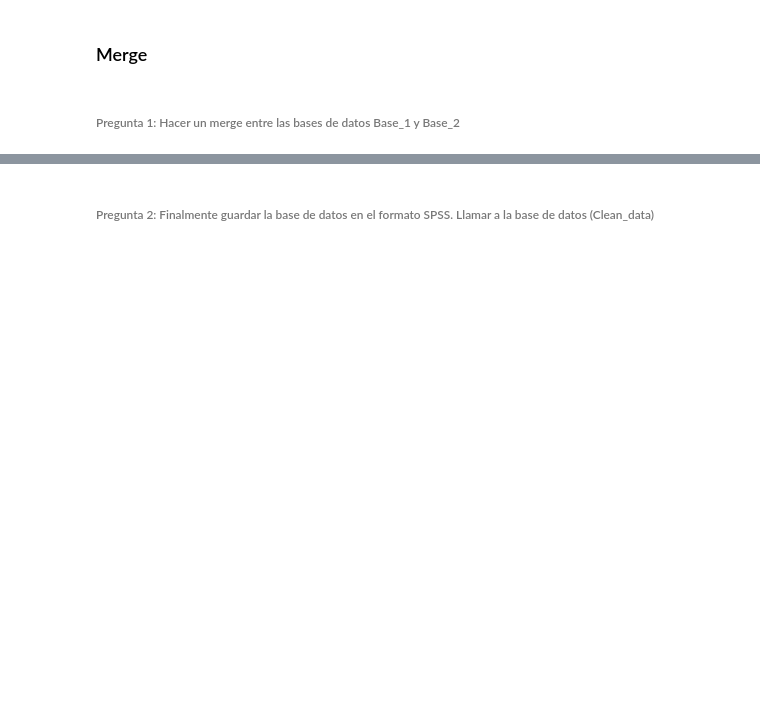
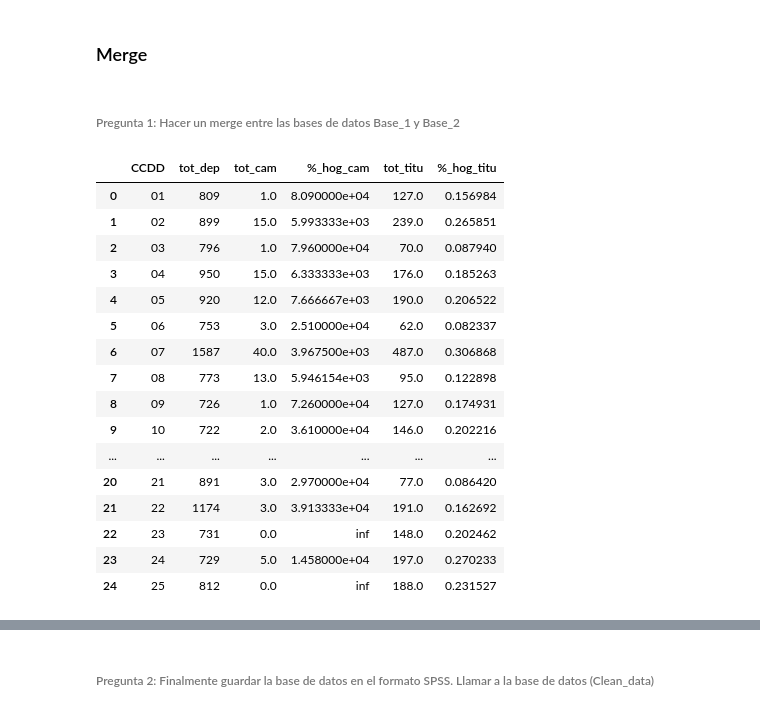
Before and after one commit to Robertopucp/1ECO35_R_PYTHON, a Jupyter notebook: Trabajo_grupal/WH4/Grupo_1_Python.ipynb, the cells around one changed output, grey strips where cells are left out. Saved outputs shown, nothing was run; the diff lists cells and outputs as text; code cells hidden in the pictures; blank space fills up the shorter version.

```diff
--- a/Trabajo_grupal/WH4/Grupo_1_Python.ipynb
+++ b/Trabajo_grupal/WH4/Grupo_1_Python.ipynb
@@ -208,2 +245,5 @@ Categories (7, object): ['Contrato de Compra-Venta', 'Documento de Posesión', '
 # %% [markdown]
 ###### Pregunta 2: Obtener una base de datos a nivel departamentos con la siguiente información: total de hogares, total de hogares cuyo vecindario instaló cámaras de seguridad y el porcentaje hogares cuyos vecindarios cuentan con cámaras de seguridad. Base_1
+# %%
+Base_1 = enapres2.groupby( [ 'CCDD'] , as_index = False ).agg( tot_dep = ('HOGAR', np.size), tot_cam = ("dummy_cam", np.sum) )
+Base_1
@@ -209,0 +268,3 @@ Categories (7, object): ['Contrato de Compra-Venta', 'Documento de Posesión', '
+# %%
+Base_1["%_hog_cam"] = (Base_1["tot_dep"] / Base_1["tot_cam"])*100
+Base_1
@@ -210,2 +289,5 @@ Categories (7, object): ['Contrato de Compra-Venta', 'Documento de Posesión', '
 # %% [markdown]
 ###### Pregunta 3: Crear una base de datos a nivel departamentos con la siguiente información: total de hogares que cuentan con títulos de propiedad y porcentaje de hogares que cuentan con títulos de propiedad. Base_2
+# %%
+Base_2 = enapres2.groupby( [ 'CCDD'] , as_index = False ).agg( tot_dep = ('HOGAR', np.size), tot_titu = ("dummy_titu", np.sum) )
+Base_2
@@ -211,0 +312,3 @@ Categories (7, object): ['Contrato de Compra-Venta', 'Documento de Posesión', '
+# %%
+Base_2["%_hog_titu"] = Base_2["tot_titu"] / Base_2["tot_dep"]
+Base_2
@@ -213,3 +334,24 @@ Categories (7, object): ['Contrato de Compra-Venta', 'Documento de Posesión', '
 ### Merge
 # %% [markdown]
 ###### Pregunta 1: Hacer un merge entre las bases de datos Base_1 y Base_2
+# %%
+Base_1 = Base_1.merge( Base_2 , how = 'left', on = ["CCDD",'tot_dep'], indicator = False)
+Base_1
+# %% [output]
+|  | CCDD | tot_dep | tot_cam | %_hog_cam | tot_titu | %_hog_titu |
+| 0 | 01 | 809 | 1.0 | 8.090000e+04 | 127.0 | 0.156984 |
+| 1 | 02 | 899 | 15.0 | 5.993333e+03 | 239.0 | 0.265851 |
+| 2 | 03 | 796 | 1.0 | 7.960000e+04 | 70.0 | 0.087940 |
+| 3 | 04 | 950 | 15.0 | 6.333333e+03 | 176.0 | 0.185263 |
+| 4 | 05 | 920 | 12.0 | 7.666667e+03 | 190.0 | 0.206522 |
+| 5 | 06 | 753 | 3.0 | 2.510000e+04 | 62.0 | 0.082337 |
+| 6 | 07 | 1587 | 40.0 | 3.967500e+03 | 487.0 | 0.306868 |
+| 7 | 08 | 773 | 13.0 | 5.946154e+03 | 95.0 | 0.122898 |
+| 8 | 09 | 726 | 1.0 | 7.260000e+04 | 127.0 | 0.174931 |
+| 9 | 10 | 722 | 2.0 | 3.610000e+04 | 146.0 | 0.202216 |
+| ... | ... | ... | ... | ... | ... | ... |
+| 20 | 21 | 891 | 3.0 | 2.970000e+04 | 77.0 | 0.086420 |
+| 21 | 22 | 1174 | 3.0 | 3.913333e+04 | 191.0 | 0.162692 |
+| 22 | 23 | 731 | 0.0 | inf | 148.0 | 0.202462 |
+| 23 | 24 | 729 | 5.0 | 1.458000e+04 | 197.0 | 0.270233 |
+| 24 | 25 | 812 | 0.0 | inf | 188.0 | 0.231527 |
```
Also changed, not shown: parts of 11 cells of this notebook.
